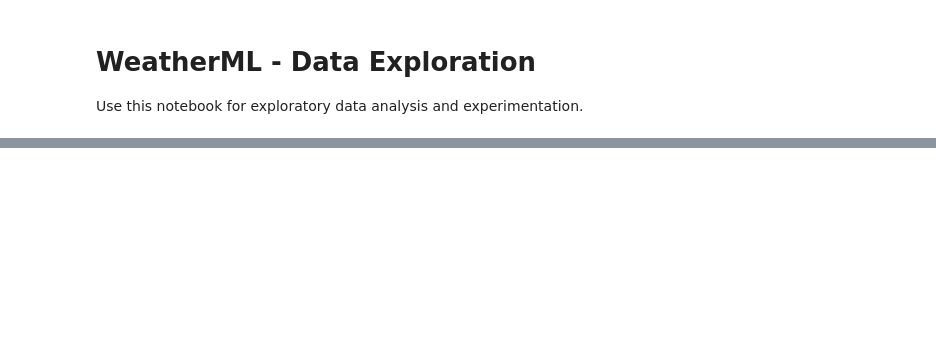
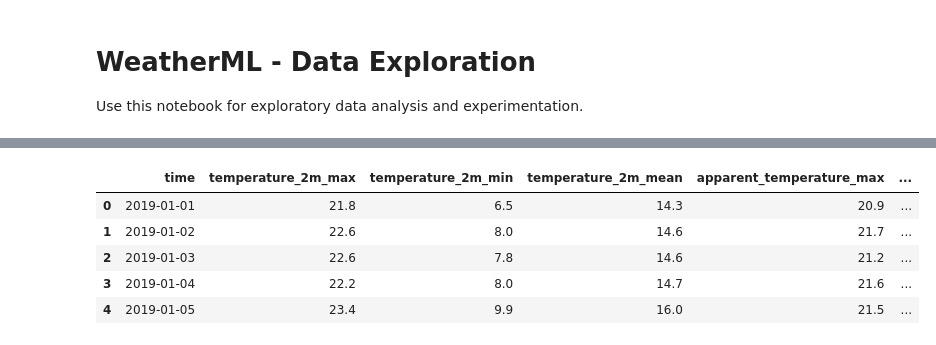
Before and after one commit to nathanhwang2009-droid/WeatherML, a Jupyter notebook: notebooks/01_exploration.ipynb, the cells around one changed output, grey strips where cells are left out. Cells and saved outputs as stored; diff of their text form; code cells hidden in the pictures; blank space fills up the shorter version.

```diff
--- a/notebooks/01_exploration.ipynb
+++ b/notebooks/01_exploration.ipynb
@@ -82,0 +134,10 @@ df.head()
+# %%
+df = pd.read_csv("../data/raw/daily_weather.csv")
+df.head()
+# %% [output]
+|  | time | temperature_2m_max | temperature_2m_min | temperature_2m_mean | apparent_temperature_max | ... |
+| 0 | 2019-01-01 | 21.8 | 6.5 | 14.3 | 20.9 | ... |
+| 1 | 2019-01-02 | 22.6 | 8.0 | 14.6 | 21.7 | ... |
+| 2 | 2019-01-03 | 22.6 | 7.8 | 14.6 | 21.2 | ... |
+| 3 | 2019-01-04 | 22.2 | 8.0 | 14.7 | 21.6 | ... |
+| 4 | 2019-01-05 | 23.4 | 9.9 | 16.0 | 21.5 | ... |
```
Also changed, not shown: parts of 10 cells of this notebook, 4 other files.
